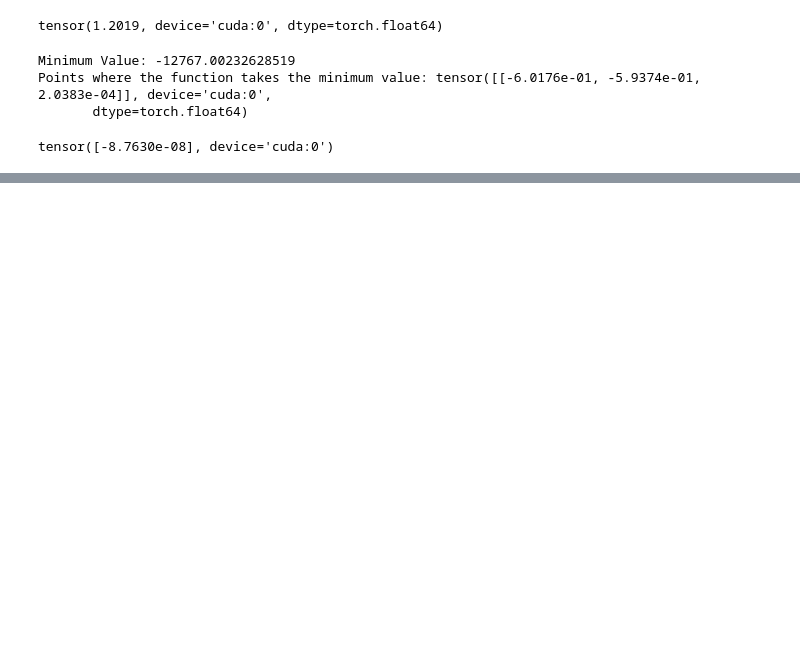
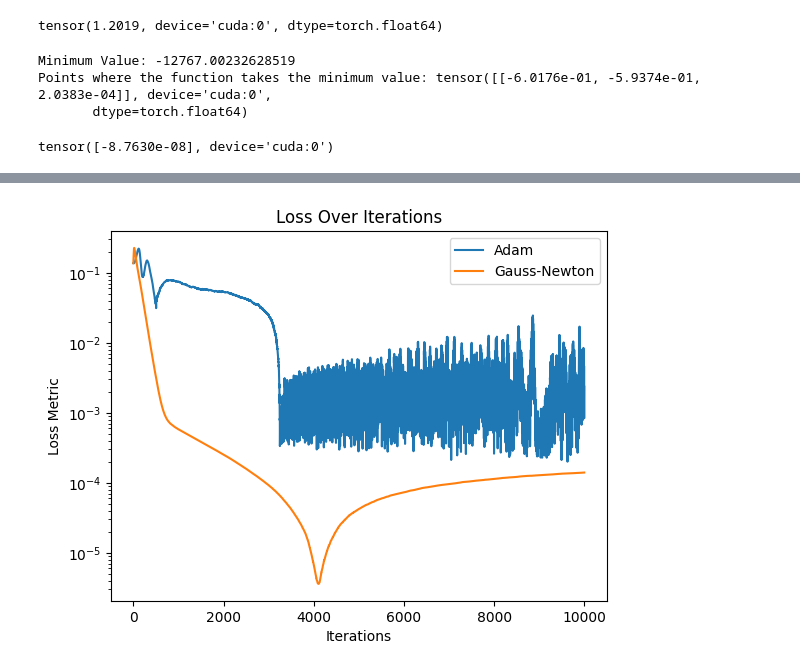
Before and after one commit to JamesAndrewKing/GaussNewtonShapes, a Jupyter notebook: notebooks/enneper_surface_mean_curvature_recover.ipynb, the cells around one changed output, grey strips where cells are left out. Saved outputs shown, nothing was run; the diff lists cells and outputs as text; code cells hidden in the pictures; blank space fills up the shorter version.

Commit message:
enneper over iters

```diff
--- a/notebooks/enneper_surface_mean_curvature_recover.ipynb
+++ b/notebooks/enneper_surface_mean_curvature_recover.ipynb
@@ -596,3 +566,32 @@ fig += k3d.points(test_point.cpu().detach(), point_size=0.05)
 fig.display()
 # %% [output]
 [interactive output not drawn]
+# %%
+import torch
+import matplotlib.pyplot as plt
+
+# Load the loss data
+loss_over_iters_adam = torch.load("chamf_over_iters_enneper_adam.pth")
+loss_over_iters_gn = torch.load("chamf_over_iters_enneper_gn.pth")
+
+# Extract keys (iterations) and values (losses)
+adam_iterations = list(loss_over_iters_adam.keys())
+adam_values = list(loss_over_iters_adam.values())
+
+gn_iterations = list(loss_over_iters_gn.keys())
+gn_values = list(loss_over_iters_gn.values())
+
+
+plt.plot(adam_iterations, adam_values, label="Adam")
+plt.plot(gn_iterations, gn_values, label="Gauss-Newton")
+
+
+plt.semilogy()  # Use logarithmic scale for the y-axis
+plt.xlabel("Iterations")
+plt.ylabel("Loss Metric")
+plt.title("Loss Over Iterations")
+plt.legend()
+# plt.savefig("loss_comparison_moving.png")
+plt.show()
+# %% [output]
+[figure, added]
```
Also changed, not shown: parts of 7 cells of this notebook, 8 other files.
